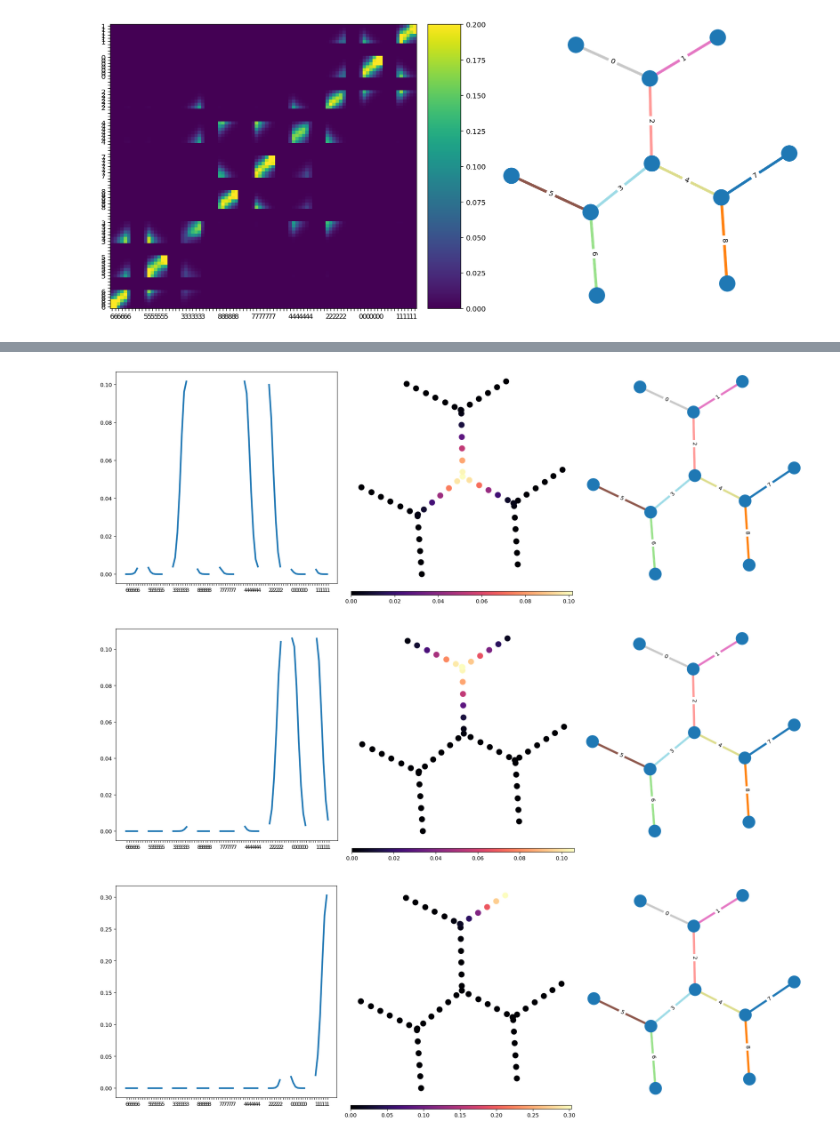
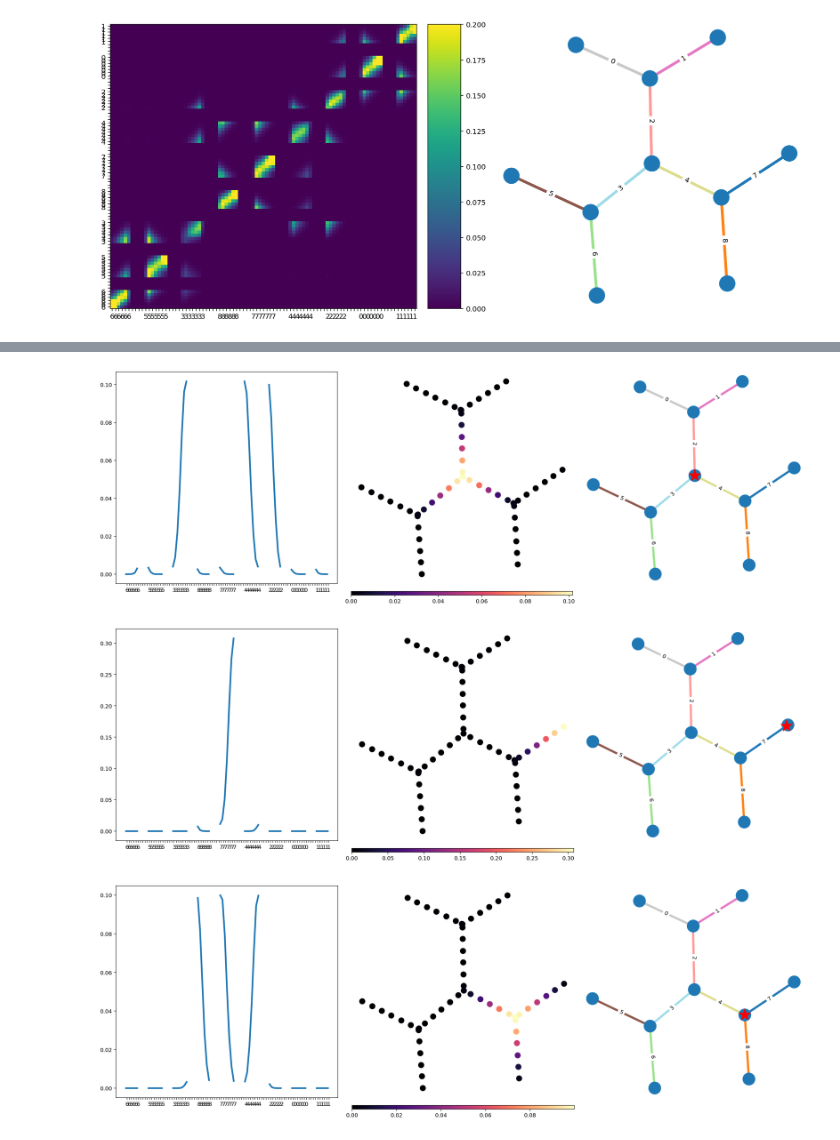
Before and after one commit to edeno/ac_clusterless_decoding, a Jupyter notebook: notebooks/2020_01_03_Random_Walk_Approx_Bin_Center.ipynb, the cells around one changed output, grey strips where cells are left out. Drawn from its saved outputs; the diff is of its cells as text; code cells hidden in the pictures.

```diff
--- a/notebooks/2020_01_03_Random_Walk_Approx_Bin_Center.ipynb
+++ b/notebooks/2020_01_03_Random_Walk_Approx_Bin_Center.ipynb
@@ -424,35 +612,39 @@ nx.draw_networkx(track_graph, node_position, ax=axes[2],
                  edge_cmap=plt.get_cmap('tab20'), with_labels=False,
                  node_size=500)
 nx.draw_networkx_edge_labels(track_graph, node_position, ax=axes[2], edge_labels=edge_labels);
+x,y = track_graph1.nodes[node_to_bin[bin_ind]]['pos']
+axes[2].scatter(x, y, s=500, zorder=200, color='red', marker='*')
 axes[2].axis('off');
 # %% [output]
-[figure, old version]
+[figure, new version]
 # %%
-bin_ind = 74
+bin_ind = 48
 
 fig, axes = plt.subplots(1, 3, figsize=(18, 6), constrained_layout=True)
 axes[0].plot(state_transition[bin_ind] * mask, linewidth=3)
 axes[0].set_xticks(np.arange(place_bin_centers.size) + 0.5)
 axes[0].set_xticklabels(bin_edge)
 
 m = axes[1].scatter(place_bin_centers_2D[:, 0], place_bin_centers_2D[:, 1],
                     c=state_transition[bin_ind][decoder.is_track_interior_],
                     s=100, cmap='magma', vmin=0.00)
 axes[1].axis('off')
 plt.colorbar(m, ax=axes[1], orientation='horizontal')
 
 node_position = nx.get_node_attributes(track_graph, 'pos')
 edge_labels = {edge: ind for ind, edge in enumerate(track_graph.edges)}
 nx.draw_networkx(track_graph, node_position, ax=axes[2],
                  edge_color=EDGE_ORDER, width=4, alpha=1,
                  edge_cmap=plt.get_cmap('tab20'), with_labels=False,
                  node_size=500)
 nx.draw_networkx_edge_labels(track_graph, node_position, ax=axes[2], edge_labels=edge_labels);
+x,y = track_graph1.nodes[node_to_bin[bin_ind]]['pos']
+axes[2].scatter(x, y, s=500, zorder=200, color='red', marker='*')
 axes[2].axis('off');
 # %% [output]
-[figure, old version]
+[figure, new version]
 # %%
-bin_ind = 90
+bin_ind = 42
 
 fig, axes = plt.subplots(1, 3, figsize=(18, 6), constrained_layout=True)
 axes[0].plot(state_transition[bin_ind] * mask, linewidth=3)
@@ -472,6 +664,8 @@ nx.draw_networkx(track_graph, node_position, ax=axes[2],
                  edge_cmap=plt.get_cmap('tab20'), with_labels=False,
                  node_size=500)
 nx.draw_networkx_edge_labels(track_graph, node_position, ax=axes[2], edge_labels=edge_labels);
+x,y = track_graph1.nodes[node_to_bin[bin_ind]]['pos']
+axes[2].scatter(x, y, s=500, zorder=200, color='red', marker='*')
 axes[2].axis('off');
 # %% [output]
-[figure, old version]
+[figure, new version]
```
Also changed, not shown: parts of 21 cells of this notebook, 1 other file.
